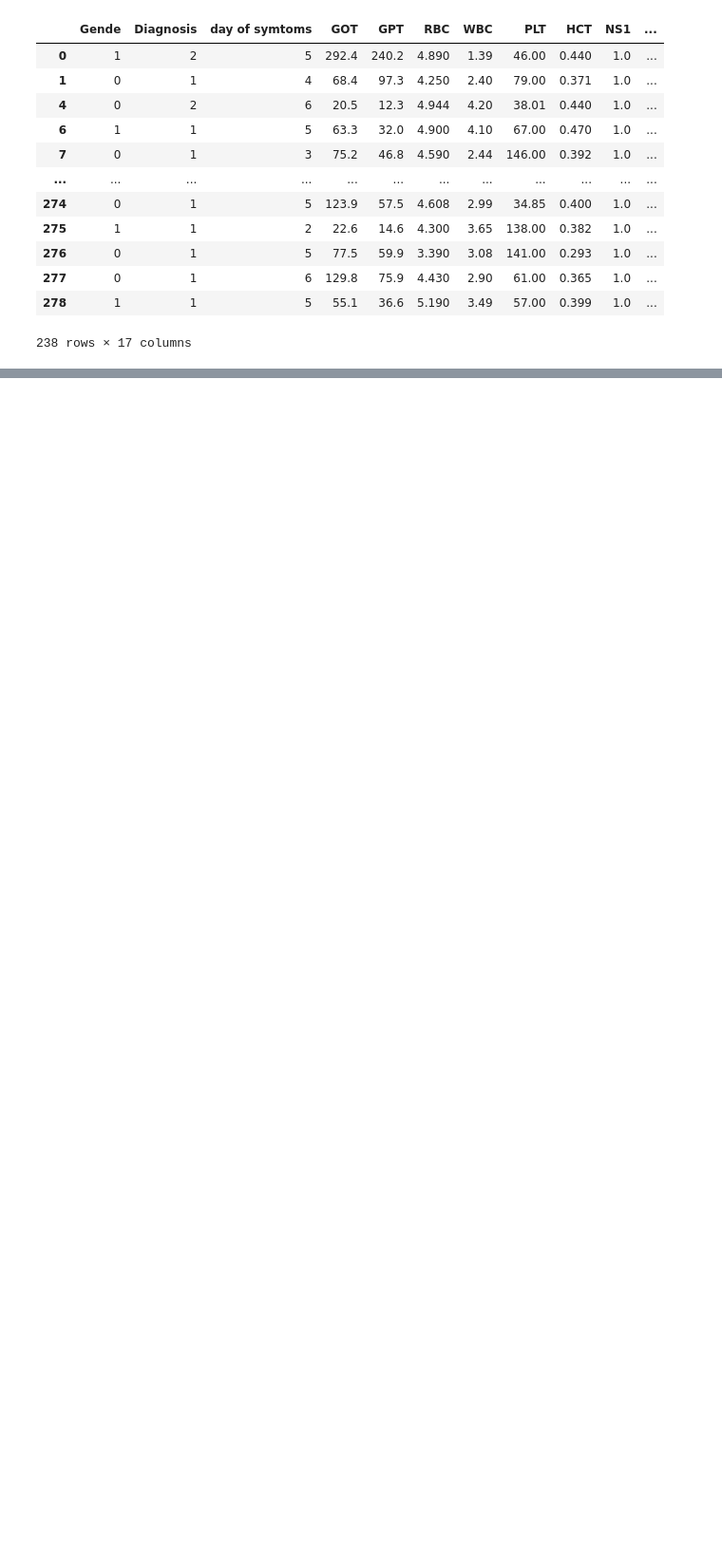
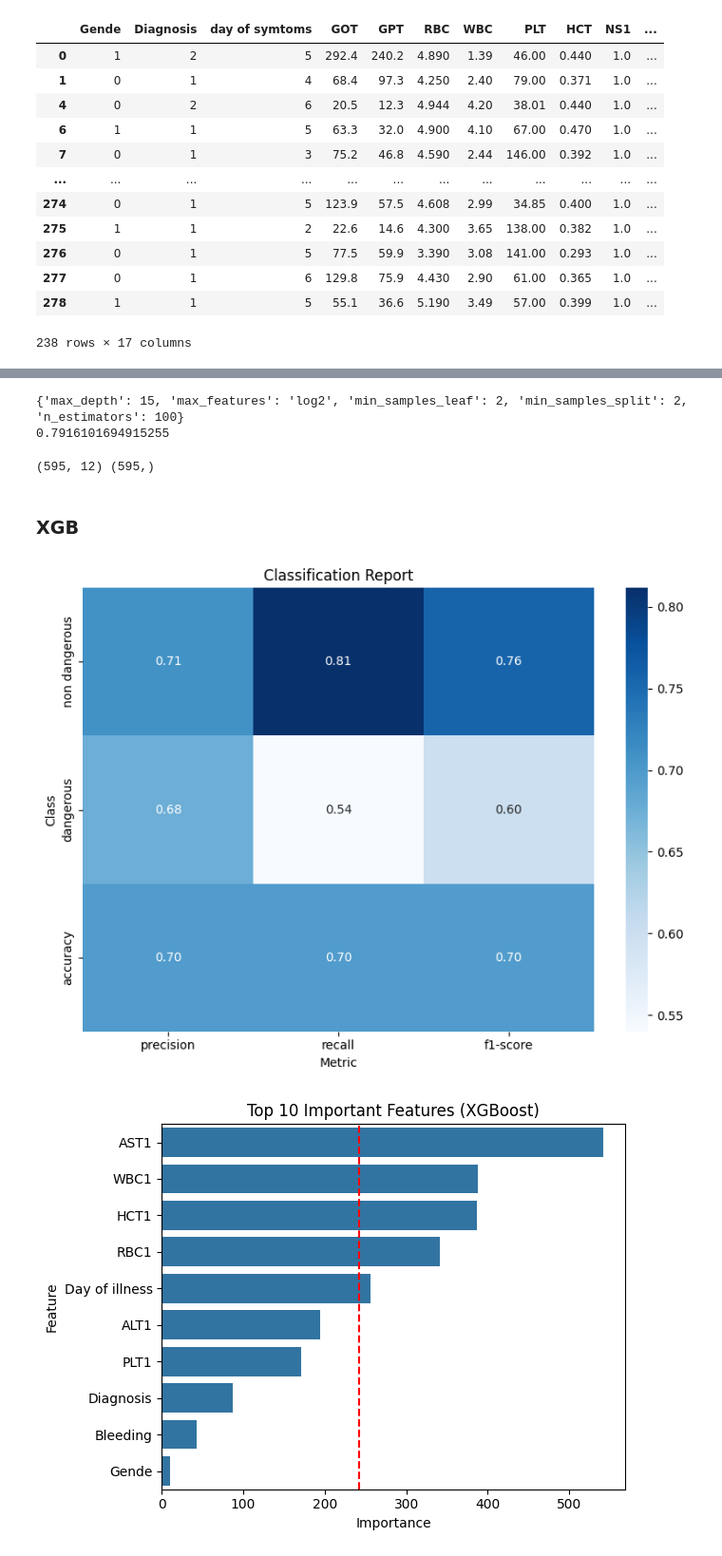
Before and after one commit to khnam-ng/SevereDengueFever, a Jupyter notebook: notebooks/more_data.ipynb, the cells around one changed output, grey strips where cells are left out. Shown at 95% size. Saved outputs shown, nothing was run; the diff lists cells and outputs as text; code cells hidden in the pictures; blank space fills up the shorter version.

Commit message:
update(more_date): try composed dataset with all models

```diff
--- a/notebooks/more_data.ipynb
+++ b/notebooks/more_data.ipynb
@@ -390,0 +535,14 @@ df_samples
+# %%
+diag_symptoms = df_case1['Diagnosis']
+df_case1.drop(columns=['Diagnosis'], inplace=True)
+# %%
+X = df_case1.values
+Y = diag_symptoms.values.ravel()
+
+X = X.astype(float)
+Y = Y.astype(int)
+print(X.dtype)
+print(Y.dtype)
+
+uniques, counts = np.unique(Y, return_counts=True)
+print('percentage of classes: ',dict(zip(uniques, np.round(counts * 100 / len(Y), 2))))
@@ -390,0 +576,37 @@ df_samples
+# %%
+param_grid = {'n_estimators': [50, 75, 100, 200], 'max_depth': [3, 7, 9, 15], 'min_samples_split': [2, 5, 10, 12 ], 'min_samples_leaf': [1, 2, 4,6,8], 'max_features': ['sqrt', 'log2']}
+
+grid = GridSearchCV(RandomForestClassifier(), param_grid, cv=StratifiedKFold(n_splits=10), scoring='accuracy')
+grid.fit(X, Y)
+
+print(grid.best_params_)
+print(grid.best_score_)
+# %% [output]
+{'max_depth': 15, 'max_features': 'log2', 'min_samples_leaf': 2, 'min_samples_split': 2, 'n_estimators': 100}
+0.7916101694915255
+# %%
+print(X.shape, Y.shape)
+# %% [output]
+(595, 12) (595,)
+# %% [markdown]
+### XGB
+# %%
+Y = Y - 1
+# %%
+
+x_train, x_test, y_train, y_test = train_test_split(X, Y, test_size=0.2, random_state=17, stratify=Y)
+
+xgb_model = xgb.XGBClassifier(
+    n_estimators=100,
+    learning_rate=0.1,
+    max_depth=4,
+    # use_label_encoder=False,
+    eval_metric='error'
+)
+
+xgb_model.fit(x_train, y_train)
+evaluate(xgb_model, x_test, y_test)
+gain_importances_df = plot_feature_importance(xgb_model, features, importance_type='total_gain')
+# %% [output]
+[figure, added]
+[figure, added]
```
Also changed, not shown: parts of 31 cells of this notebook.
